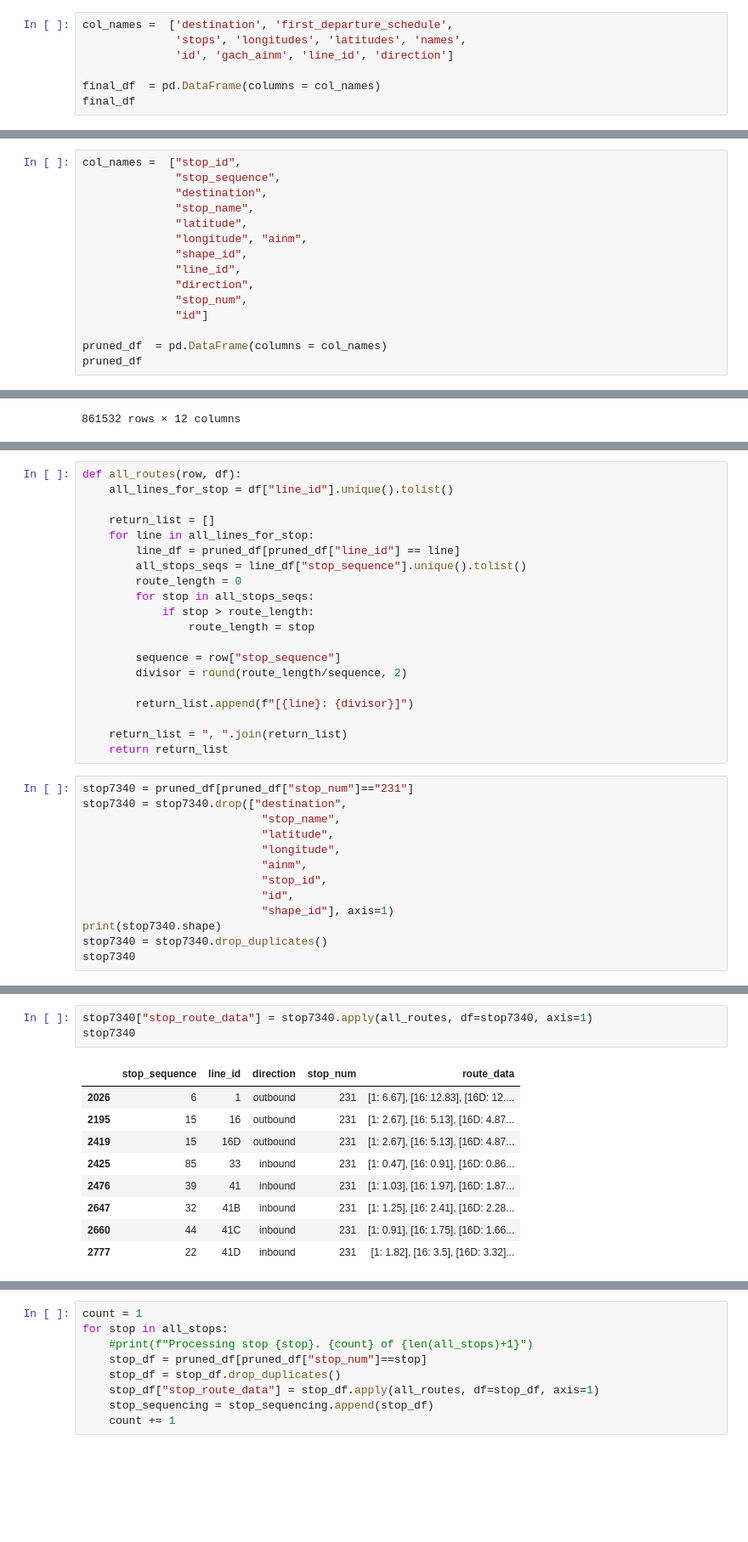
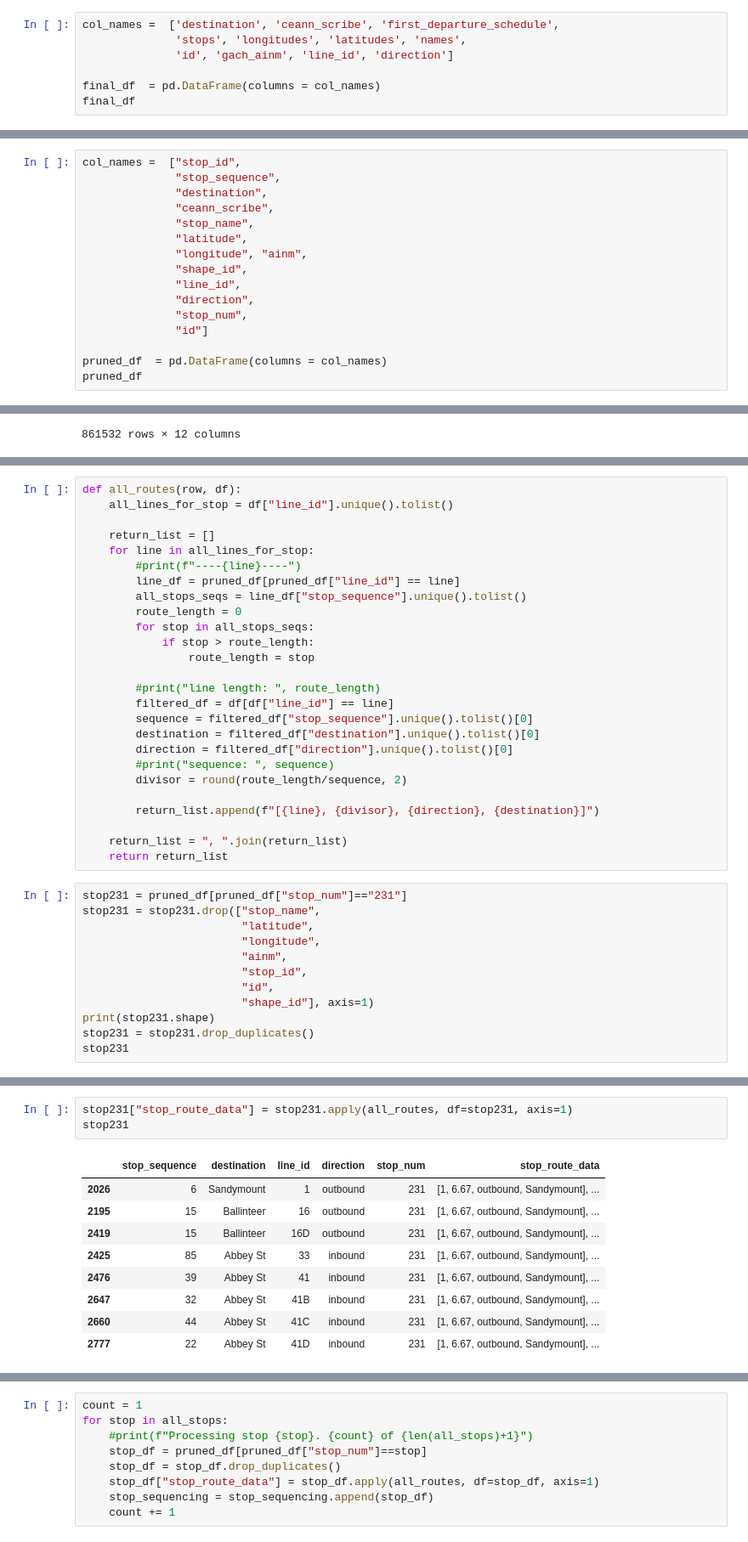
Before and after one commit to JasonBallantyne/BestBus, a Jupyter notebook: data_analytics/parsing_all_routes.ipynb, the cells around one changed output, grey strips where cells are left out. Shown: that part at 85% size. Saved outputs shown, nothing was run; the diff lists cells and outputs as text; blank space fills up the shorter version.

```diff
--- a/data_analytics/parsing_all_routes.ipynb
+++ b/data_analytics/parsing_all_routes.ipynb
@@ -170,7 +248,7 @@ print(line_list)
 # %% [markdown]
 ### We are also going to need an empty dataframe to add to
 # %%
-col_names =  ['destination', 'first_departure_schedule',
+col_names =  ['destination', 'ceann_scribe', 'first_departure_schedule',
               'stops', 'longitudes', 'latitudes', 'names',
               'id', 'gach_ainm', 'line_id', 'direction']
 
@@ -423,6 +509,7 @@ unique_stops
 col_names =  ["stop_id",
               "stop_sequence",
               "destination",
+              "ceann_scribe",
               "stop_name",
               "latitude",
               "longitude", "ainm",
@@ -502,6 +594,7 @@ def all_routes(row, df):
 
     return_list = []
     for line in all_lines_for_stop:
+        #print(f"----{line}----")
         line_df = pruned_df[pruned_df["line_id"] == line]
         all_stops_seqs = line_df["stop_sequence"].unique().tolist()
         route_length = 0
@@ -509,24 +602,28 @@ def all_routes(row, df):
             if stop > route_length:
                 route_length = stop
 
-        sequence = row["stop_sequence"]
+        #print("line length: ", route_length)
+        filtered_df = df[df["line_id"] == line]
+        sequence = filtered_df["stop_sequence"].unique().tolist()[0]
+        destination = filtered_df["destination"].unique().tolist()[0]
+        direction = filtered_df["direction"].unique().tolist()[0]
+        #print("sequence: ", sequence)
         divisor = round(route_length/sequence, 2)
 
-        return_list.append(f"[{line}: {divisor}]")
+        return_list.append(f"[{line}, {divisor}, {direction}, {destination}]")
 
     return_list = ", ".join(return_list)
     return return_list
 # %%
-stop7340 = pruned_df[pruned_df["stop_num"]=="231"]
-stop7340 = stop7340.drop(["destination",
-                           "stop_name",
-                           "latitude",
-                           "longitude",
-                           "ainm",
-                           "stop_id",
-                           "id",
-                           "shape_id"], axis=1)
-print(stop7340.shape)
-stop7340 = stop7340.drop_duplicates()
-stop7340
+stop231 = pruned_df[pruned_df["stop_num"]=="231"]
+stop231 = stop231.drop(["stop_name",
+                        "latitude",
+                        "longitude",
+                        "ainm",
+                        "stop_id",
+                        "id",
+                        "shape_id"], axis=1)
+print(stop231.shape)
+stop231 = stop231.drop_duplicates()
+stop231
 # %% [output]
@@ -543,13 +640,13 @@ stop7340
 # %%
-stop7340["stop_route_data"] = stop7340.apply(all_routes, df=stop7340, axis=1)
-stop7340
+stop231["stop_route_data"] = stop231.apply(all_routes, df=stop231, axis=1)
+stop231
 # %% [output]
-|  | stop_sequence | line_id | direction | stop_num | route_data |
-| 2026 | 6 | 1 | outbound | 231 | [1: 6.67], [16: 12.83], [16D: 12.... |
-| 2195 | 15 | 16 | outbound | 231 | [1: 2.67], [16: 5.13], [16D: 4.87... |
-| 2419 | 15 | 16D | outbound | 231 | [1: 2.67], [16: 5.13], [16D: 4.87... |
-| 2425 | 85 | 33 | inbound | 231 | [1: 0.47], [16: 0.91], [16D: 0.86... |
-| 2476 | 39 | 41 | inbound | 231 | [1: 1.03], [16: 1.97], [16D: 1.87... |
-| 2647 | 32 | 41B | inbound | 231 | [1: 1.25], [16: 2.41], [16D: 2.28... |
-| 2660 | 44 | 41C | inbound | 231 | [1: 0.91], [16: 1.75], [16D: 1.66... |
-| 2777 | 22 | 41D | inbound | 231 | [1: 1.82], [16: 3.5], [16D: 3.32]... |
+|  | stop_sequence | destination | line_id | direction | stop_num | stop_route_data |
+| 2026 | 6 | Sandymount | 1 | outbound | 231 | [1, 6.67, outbound, Sandymount], ... |
+| 2195 | 15 | Ballinteer | 16 | outbound | 231 | [1, 6.67, outbound, Sandymount], ... |
+| 2419 | 15 | Ballinteer | 16D | outbound | 231 | [1, 6.67, outbound, Sandymount], ... |
+| 2425 | 85 | Abbey St | 33 | inbound | 231 | [1, 6.67, outbound, Sandymount], ... |
+| 2476 | 39 | Abbey St | 41 | inbound | 231 | [1, 6.67, outbound, Sandymount], ... |
+| 2647 | 32 | Abbey St | 41B | inbound | 231 | [1, 6.67, outbound, Sandymount], ... |
+| 2660 | 44 | Abbey St | 41C | inbound | 231 | [1, 6.67, outbound, Sandymount], ... |
+| 2777 | 22 | Abbey St | 41D | inbound | 231 | [1, 6.67, outbound, Sandymount], ... |
```
Also changed, not shown: parts of 24 cells of this notebook, 1 other file.
